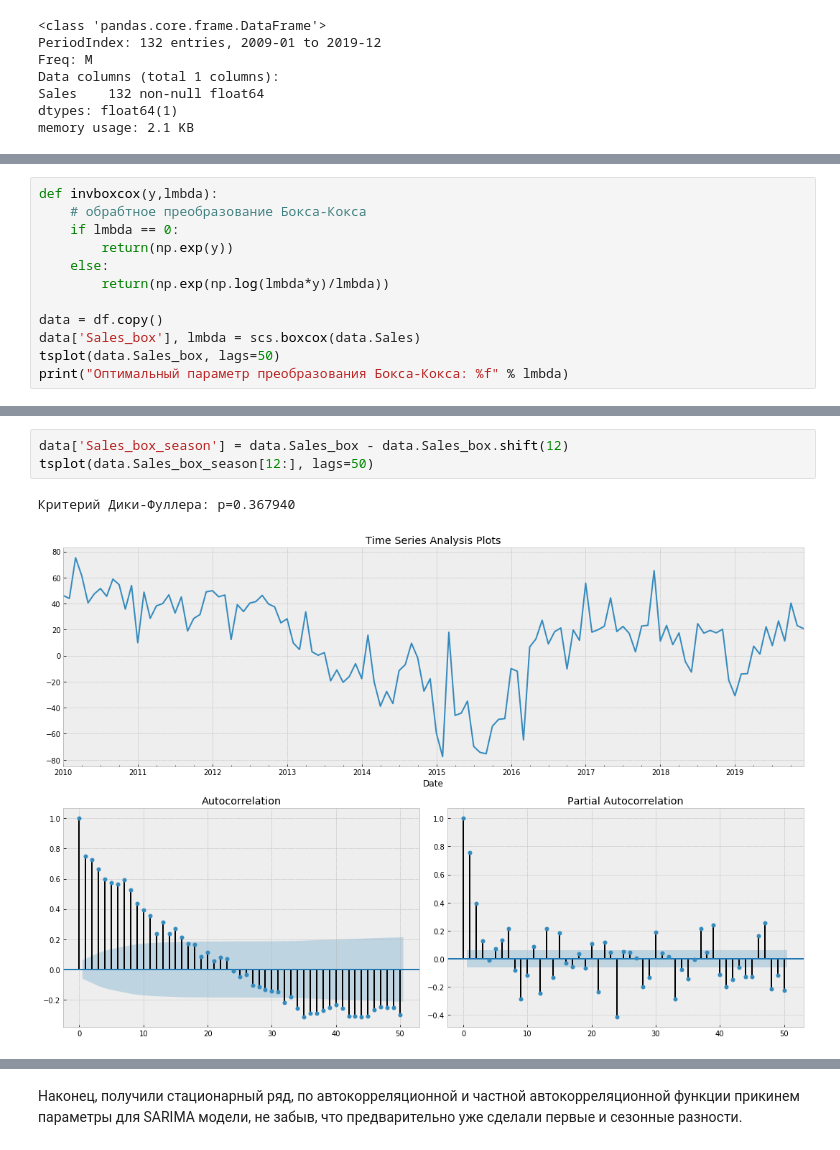
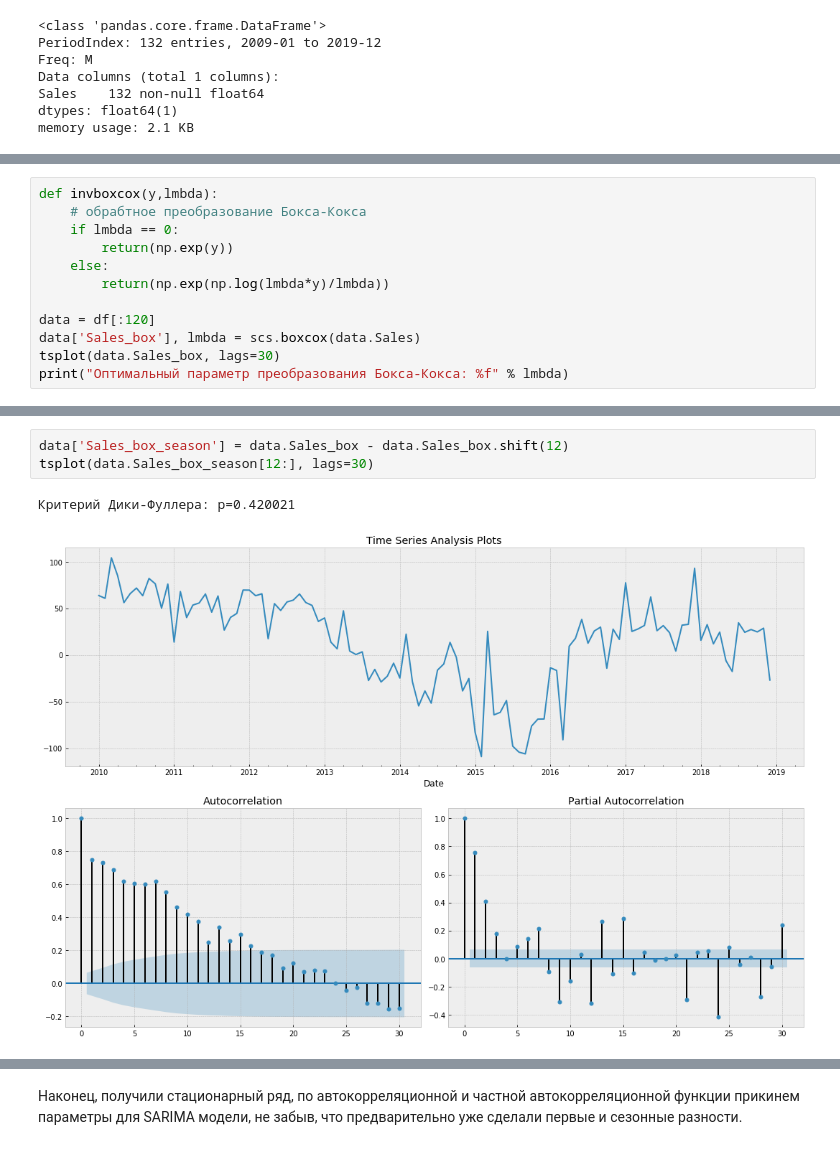
Before and after one commit to TataMoskovkina/GeekUniversity, a Jupyter notebook: work/arima_first.ipynb, the cells around one changed output, grey strips where cells are left out. Cells and saved outputs as stored; diff of their text form.

```diff
--- a/work/arima_first.ipynb
+++ b/work/arima_first.ipynb
@@ -144,8 +146,8 @@ def invboxcox(y,lmbda):
     else:
         return(np.exp(np.log(lmbda*y)/lmbda))
 
-data = df.copy()
+data = df[:120]
 data['Sales_box'], lmbda = scs.boxcox(data.Sales)
-tsplot(data.Sales_box, lags=50)
+tsplot(data.Sales_box, lags=30)
 print("Оптимальный параметр преобразования Бокса-Кокса: %f" % lmbda)
 # %% [output]
@@ -155,8 +167,8 @@ print("Оптимальный параметр преобразования Бо
 # %%
 data['Sales_box_season'] = data.Sales_box - data.Sales_box.shift(12)
-tsplot(data.Sales_box_season[12:], lags=50)
+tsplot(data.Sales_box_season[12:], lags=30)
 # %% [output]
-Критерий Дики-Фуллера: p=0.367940
+Критерий Дики-Фуллера: p=0.420021
-[figure, old version]
+[figure, new version]
 # %%
 data['Sales_box_season_diff'] = data.Sales_box_season - data.Sales_box_season.shift(1)
```
Also changed, not shown: parts of 13 cells of this notebook.
